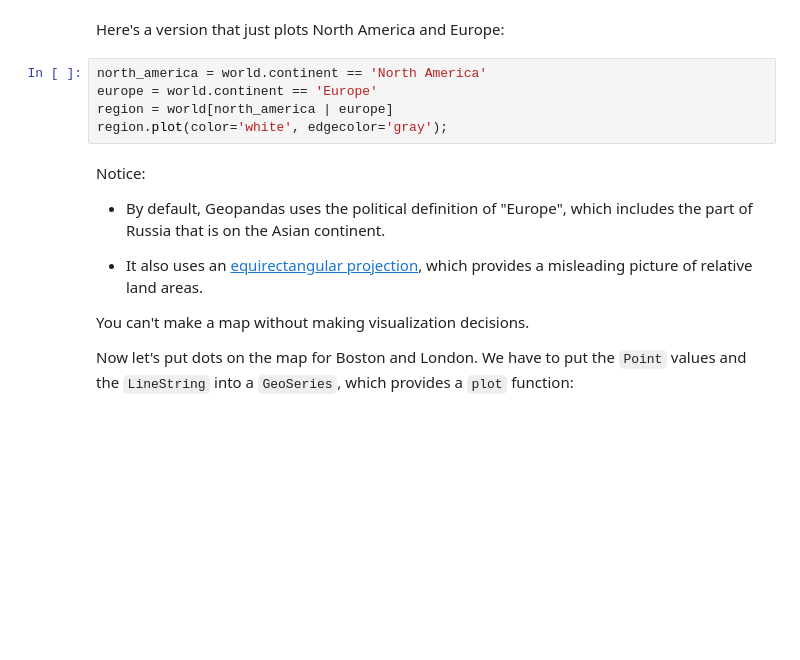
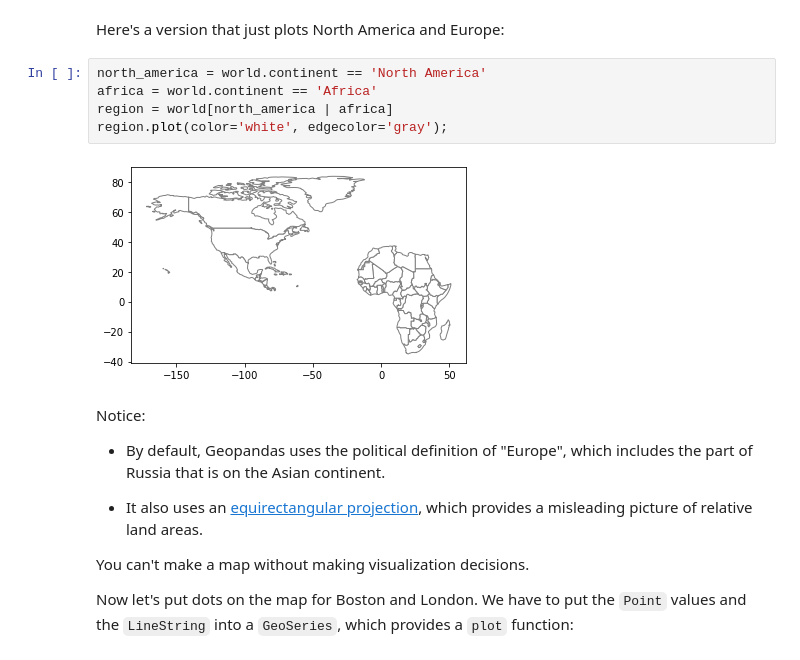
Before and after one commit to hussein6065/ElementsOfDataScience, a Jupyter notebook: 02_times.ipynb, the cells around one changed output. Cells and saved outputs as stored; diff of their text form; blank space fills up the shorter version.

```diff
--- a/02_times.ipynb
+++ b/02_times.ipynb
@@ -452,9 +528,11 @@ world.plot(color='white', edgecolor='gray');
 Here's a version that just plots North America and Europe:
 # %%
 north_america = world.continent == 'North America'
-europe = world.continent == 'Europe'
-region = world[north_america | europe]
+africa = world.continent == 'Africa'
+region = world[north_america | africa]
 region.plot(color='white', edgecolor='gray');
+# %% [output]
+[figure, added]
 # %% [markdown]
 Notice:
 
```
Also changed, not shown: parts of 50 cells of this notebook.
